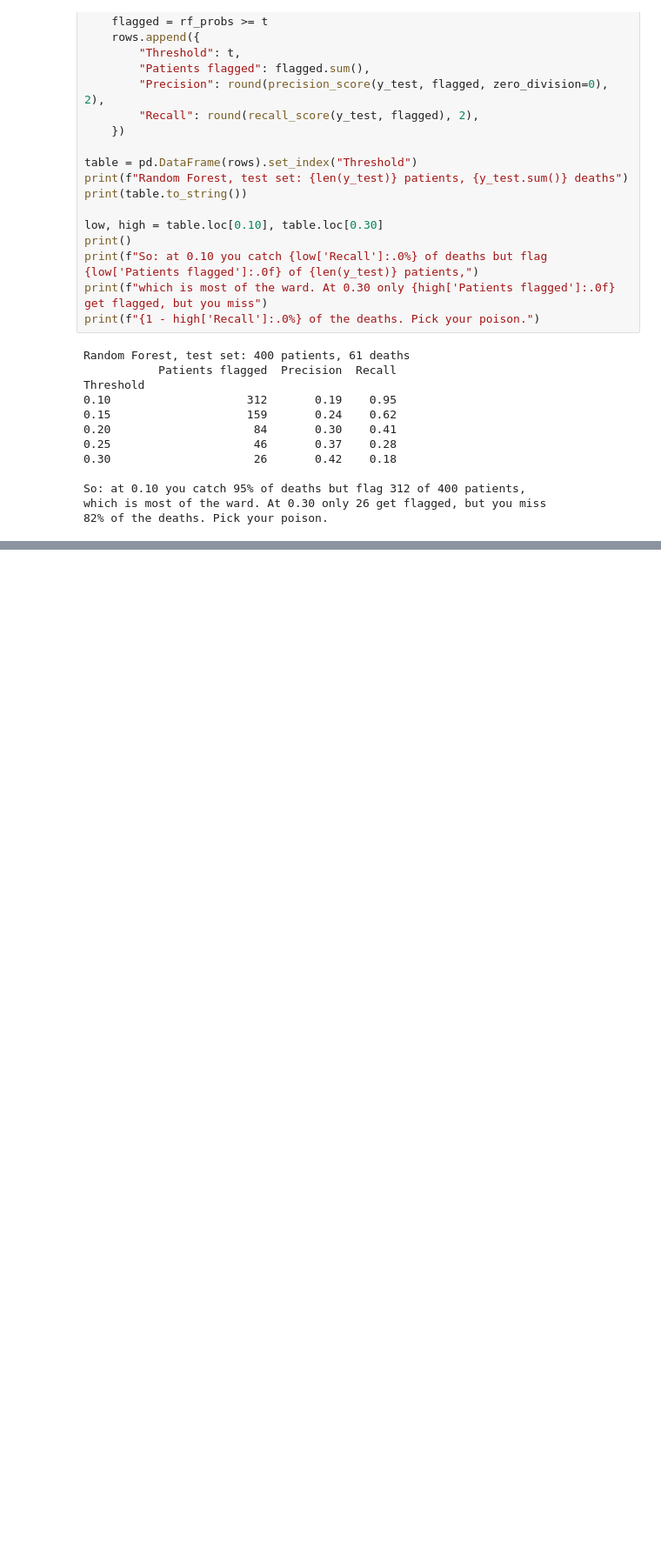
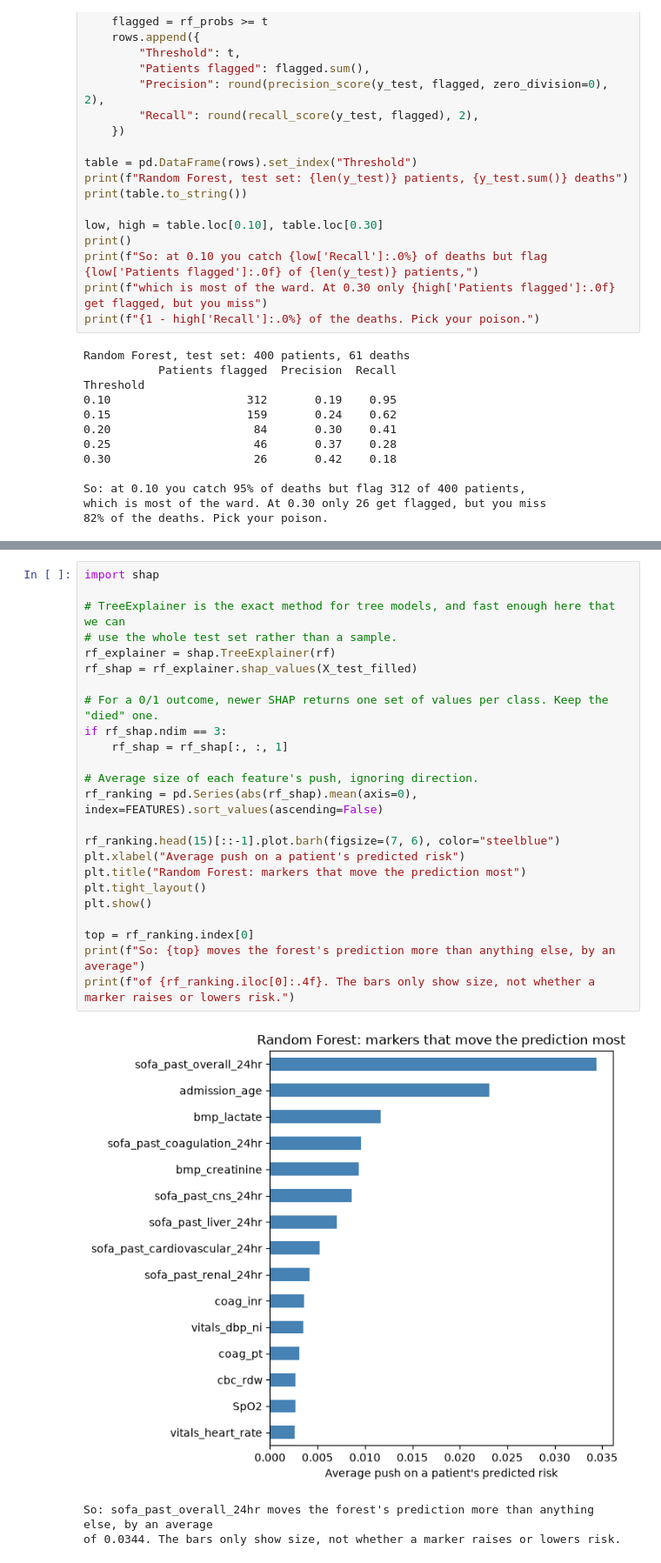
Before and after one commit to AmanSK28/BOLD_Mortality_Prediction_Model, a Jupyter notebook: bold_mortality_pipeline.ipynb, the cells around one changed output, grey strips where cells are left out. Shown at 87% size. Cells and saved outputs as stored; diff of their text form; blank space fills up the shorter version.

```diff
--- a/bold_mortality_pipeline.ipynb
+++ b/bold_mortality_pipeline.ipynb
@@ -647,0 +661,28 @@ Gradient Boosting
+# %%
+import shap
+
+# TreeExplainer is the exact method for tree models, and fast enough here that we can
+# use the whole test set rather than a sample.
+rf_explainer = shap.TreeExplainer(rf)
+rf_shap = rf_explainer.shap_values(X_test_filled)
+
+# For a 0/1 outcome, newer SHAP returns one set of values per class. Keep the "died" one.
+if rf_shap.ndim == 3:
+    rf_shap = rf_shap[:, :, 1]
+
+# Average size of each feature's push, ignoring direction.
+rf_ranking = pd.Series(abs(rf_shap).mean(axis=0), index=FEATURES).sort_values(ascending=False)
+
+rf_ranking.head(15)[::-1].plot.barh(figsize=(7, 6), color="steelblue")
+plt.xlabel("Average push on a patient's predicted risk")
+plt.title("Random Forest: markers that move the prediction most")
+plt.tight_layout()
+plt.show()
+
+top = rf_ranking.index[0]
+print(f"So: {top} moves the forest's prediction more than anything else, by an average")
+print(f"of {rf_ranking.iloc[0]:.4f}. The bars only show size, not whether a marker raises or lowers risk.")
+# %% [output]
+[figure, added]
+So: sofa_past_overall_24hr moves the forest's prediction more than anything else, by an average
+of 0.0344. The bars only show size, not whether a marker raises or lowers risk.
```
Also changed, not shown: parts of 14 cells of this notebook.
